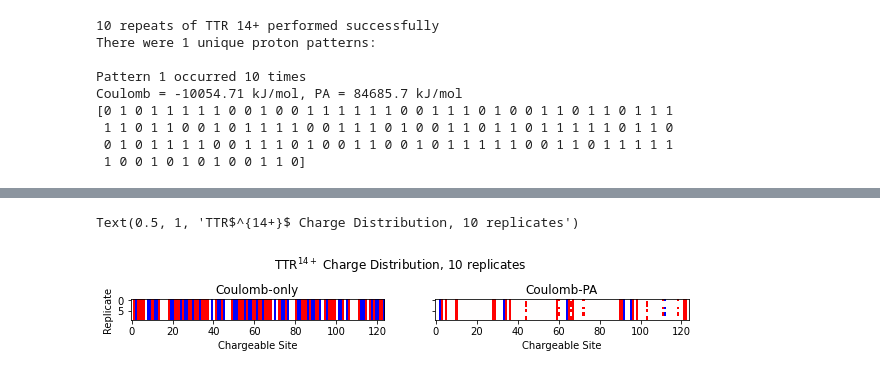
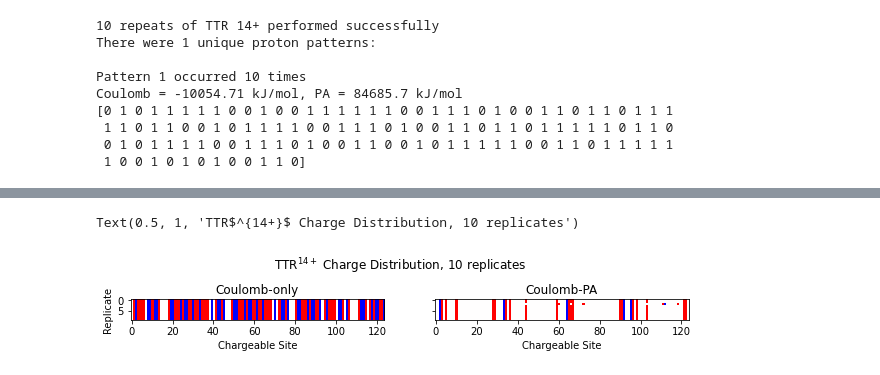
Before and after one commit to jbellamycarter/chargePlacer, a Jupyter notebook: Benchmarking chargerPlacer.ipynb, the cells around one changed output, grey strips where cells are left out. Cells and saved outputs as stored; diff of their text form; code cells hidden in the pictures.

```diff
--- a/Benchmarking chargerPlacer.ipynb
+++ b/Benchmarking chargerPlacer.ipynb
@@ -350,17 +354,17 @@ Text(0.5, 1, 'TTR$^{14+}$ Coulomb-PA, 10 replicates')
 # %%
 fig, ax = plt.subplots(1,2, figsize=(10,1.5),sharey=True)
-ax[0].imshow(ttr_coul_repeats['opt_seq'] + ttr[1], cmap='bwr', interpolation='nearest')
+ax[0].imshow(ttr_coul_repeats['opt_seq'] + ttr[1], cmap='bwr', interpolation='nearest', vmin=-1, vmax=1)
 ax[0].set_yticks(range(0, ttr_coul_repeats['num_repeats'], 5))
 ax[0].set_ylabel('Replicate')
 ax[0].set_xlabel('Chargeable Site')
 ax[0].set_title('Coulomb-only')
-ax[1].imshow(ttr_tot_repeats['opt_seq'] + ttr[1], cmap='bwr', interpolation='nearest')
+ax[1].imshow(ttr_tot_repeats['opt_seq'] + ttr[1], cmap='bwr', interpolation='nearest', vmin=-1, vmax=1)
 ax[1].set_xlabel('Chargeable Site')
 ax[1].set_title('Coulomb-PA')
 fig.suptitle(r'TTR$^{14+}$ Charge Distribution, 10 replicates', y=1)
 # %% [output]
 Text(0.5, 1, 'TTR$^{14+}$ Charge Distribution, 10 replicates')
-[figure, old version]
+[figure, new version]
 # %%
 bins = range(2,40,2)
 plt.hist(ttr_coul_repeats['num_shunts'], bins=bins, alpha=0.5, label='Coulomb-only')
```
Also changed, not shown: parts of 15 cells of this notebook.
